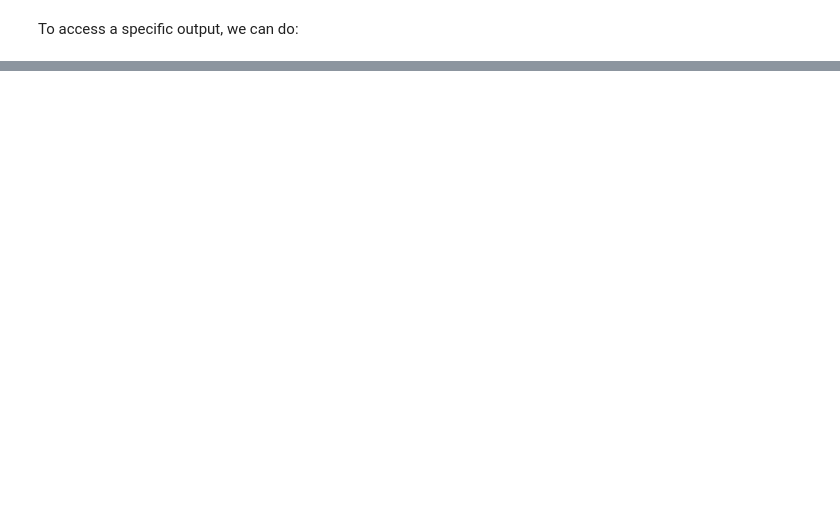
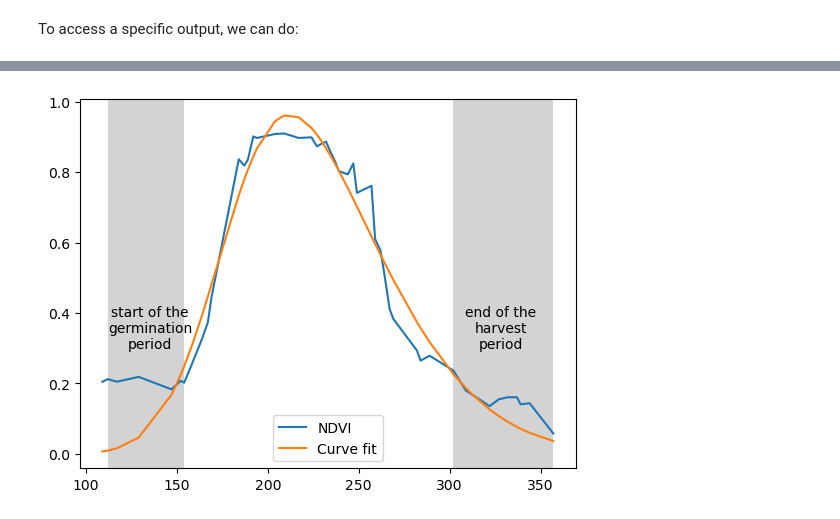
Before and after one commit to microsoft/farmvibes-ai, a Jupyter notebook: notebooks/harvest_period/ndvi_summary.ipynb, the cells around one changed output, grey strips where cells are left out. Saved outputs shown, nothing was run; the diff lists cells and outputs as text; code cells hidden in the pictures; blank space fills up the shorter version.

```diff
--- a/notebooks/harvest_period/ndvi_summary.ipynb
+++ b/notebooks/harvest_period/ndvi_summary.ipynb
@@ -105,0 +118,29 @@ df[['rolled_mean', 'harvest_period', 'germination_period']].plot()
+# %%
+df['best_fit'] = result.best_fit
+df['delta'] = df['best_fit'].diff()
+# %%
+df['in_germination'] = False
+df['in_harvest'] = False
+
+low_variance = df['delta'].abs() <= delta_threshold
+low_ndvi = df['best_fit'] < ndvi_threshold
+before_ndvi_peak = df['delta'] > 0
+after_ndvi_peak = df['delta'] < 0
+
+df.loc[low_ndvi & low_variance & before_ndvi_peak, 'in_germination'] = True
+df.loc[low_ndvi & low_variance & after_ndvi_peak, 'in_harvest'] = True
+# %%
+g_min, g_max, g_mean = df[df['in_germination']]['day_of_year'].agg(['min', 'max', 'mean'])
+h_min, h_max, h_mean = df[df['in_harvest']]['day_of_year'].agg(['min', 'max', 'mean'])
+# %%
+fig, ax = plt.subplots()
+ax.plot(df['day_of_year'], df['mean'], label="NDVI")
+ax.plot(df['day_of_year'], df['best_fit'], label="Curve fit")
+ax.axvspan(g_min, g_max, facecolor='lightgrey')
+ax.axvspan(h_min, h_max, facecolor='lightgrey')
+ax.annotate('start of the\ngermination\nperiod', xy=(g_mean, 0.3), horizontalalignment='center')
+ax.annotate('end of the\nharvest\nperiod', xy=(h_mean, 0.3), horizontalalignment='center')
+plt.legend()
+plt.show()
+# %% [output]
+[figure, added]
```
Also changed, not shown: parts of 14 cells of this notebook, 21 other files.
